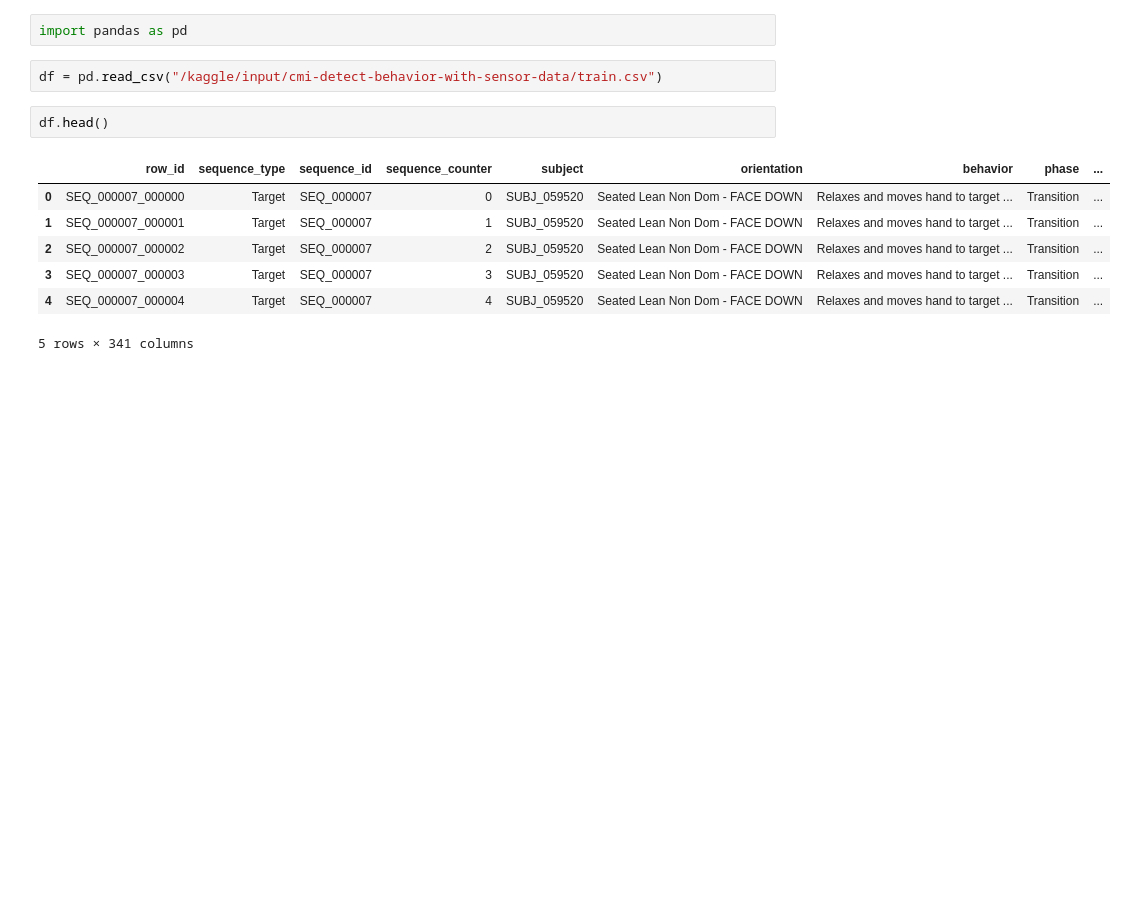
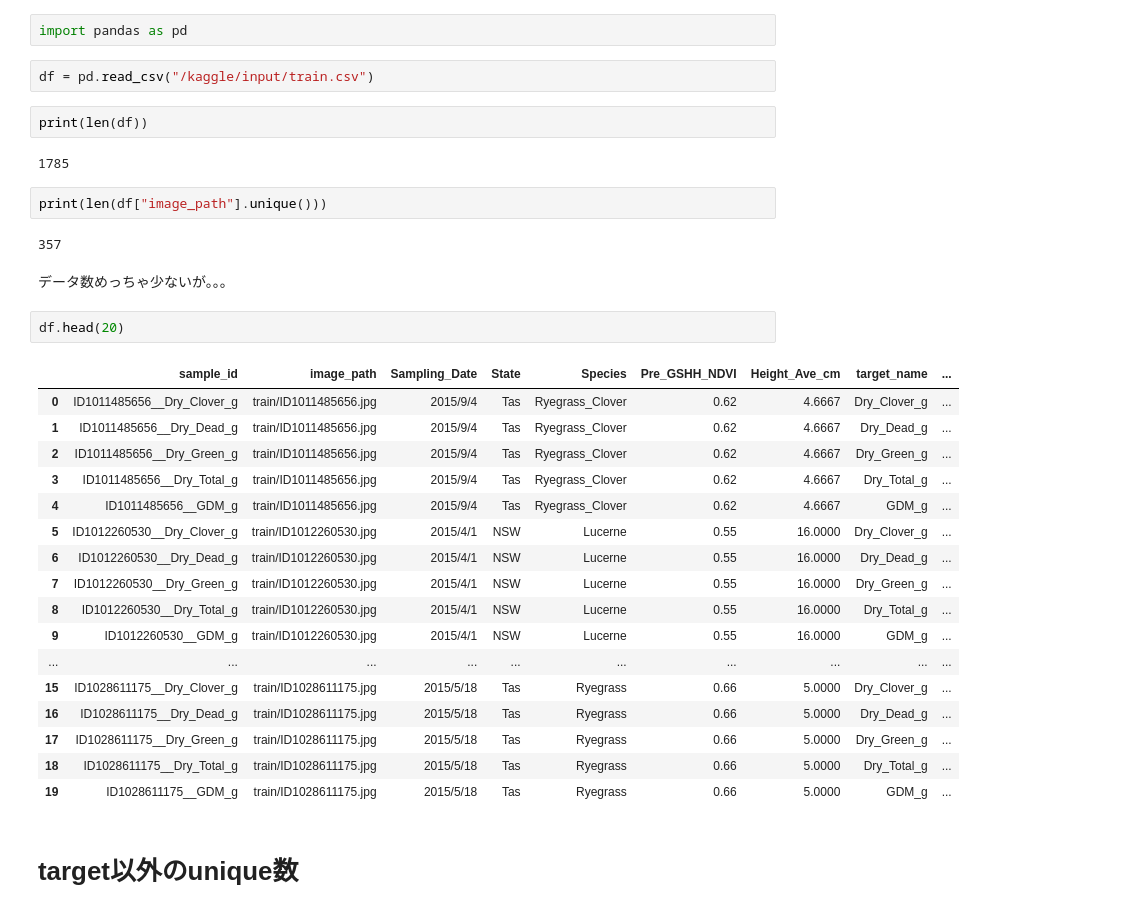
Before and after one commit to stgkrt/kaggle-csiro, a Jupyter notebook: notebook/first_datacheck.ipynb, the cells around one changed output. Saved outputs shown, nothing was run; the diff lists cells and outputs as text; blank space fills up the shorter version.

```diff
--- a/notebook/first_datacheck.ipynb
+++ b/notebook/first_datacheck.ipynb
@@ -1,14 +1,36 @@
 # %%
 import pandas as pd
 # %%
-df = pd.read_csv("/kaggle/input/cmi-detect-behavior-with-sensor-data/train.csv")
+df = pd.read_csv("/kaggle/input/train.csv")
+# %%
+print(len(df))
+# %% [output]
+1785
+# %%
+print(len(df["image_path"].unique()))
+# %% [output]
+357
+# %% [markdown]
+データ数めっちゃ少ないが。。。
 # %%
-df.head()
+df.head(20)
 # %% [output]
-|  | row_id | sequence_type | sequence_id | sequence_counter | subject | orientation | behavior | phase | ... |
-| 0 | SEQ_000007_000000 | Target | SEQ_000007 | 0 | SUBJ_059520 | Seated Lean Non Dom - FACE DOWN | Relaxes and moves hand to target ... | Transition | ... |
-| 1 | SEQ_000007_000001 | Target | SEQ_000007 | 1 | SUBJ_059520 | Seated Lean Non Dom - FACE DOWN | Relaxes and moves hand to target ... | Transition | ... |
-| 2 | SEQ_000007_000002 | Target | SEQ_000007 | 2 | SUBJ_059520 | Seated Lean Non Dom - FACE DOWN | Relaxes and moves hand to target ... | Transition | ... |
-| 3 | SEQ_000007_000003 | Target | SEQ_000007 | 3 | SUBJ_059520 | Seated Lean Non Dom - FACE DOWN | Relaxes and moves hand to target ... | Transition | ... |
-| 4 | SEQ_000007_000004 | Target | SEQ_000007 | 4 | SUBJ_059520 | Seated Lean Non Dom - FACE DOWN | Relaxes and moves hand to target ... | Transition | ... |
+|  | sample_id | image_path | Sampling_Date | State | Species | Pre_GSHH_NDVI | Height_Ave_cm | target_name | ... |
+| 0 | ID1011485656__Dry_Clover_g | train/ID1011485656.jpg | 2015/9/4 | Tas | Ryegrass_Clover | 0.62 | 4.6667 | Dry_Clover_g | ... |
+| 1 | ID1011485656__Dry_Dead_g | train/ID1011485656.jpg | 2015/9/4 | Tas | Ryegrass_Clover | 0.62 | 4.6667 | Dry_Dead_g | ... |
+| 2 | ID1011485656__Dry_Green_g | train/ID1011485656.jpg | 2015/9/4 | Tas | Ryegrass_Clover | 0.62 | 4.6667 | Dry_Green_g | ... |
+| 3 | ID1011485656__Dry_Total_g | train/ID1011485656.jpg | 2015/9/4 | Tas | Ryegrass_Clover | 0.62 | 4.6667 | Dry_Total_g | ... |
+| 4 | ID1011485656__GDM_g | train/ID1011485656.jpg | 2015/9/4 | Tas | Ryegrass_Clover | 0.62 | 4.6667 | GDM_g | ... |
+| 5 | ID1012260530__Dry_Clover_g | train/ID1012260530.jpg | 2015/4/1 | NSW | Lucerne | 0.55 | 16.0000 | Dry_Clover_g | ... |
+| 6 | ID1012260530__Dry_Dead_g | train/ID1012260530.jpg | 2015/4/1 | NSW | Lucerne | 0.55 | 16.0000 | Dry_Dead_g | ... |
+| 7 | ID1012260530__Dry_Green_g | train/ID1012260530.jpg | 2015/4/1 | NSW | Lucerne | 0.55 | 16.0000 | Dry_Green_g | ... |
+| 8 | ID1012260530__Dry_Total_g | train/ID1012260530.jpg | 2015/4/1 | NSW | Lucerne | 0.55 | 16.0000 | Dry_Total_g | ... |
+| 9 | ID1012260530__GDM_g | train/ID1012260530.jpg | 2015/4/1 | NSW | Lucerne | 0.55 | 16.0000 | GDM_g | ... |
+| ... | ... | ... | ... | ... | ... | ... | ... | ... | ... |
+| 15 | ID1028611175__Dry_Clover_g | train/ID1028611175.jpg | 2015/5/18 | Tas | Ryegrass | 0.66 | 5.0000 | Dry_Clover_g | ... |
+| 16 | ID1028611175__Dry_Dead_g | train/ID1028611175.jpg | 2015/5/18 | Tas | Ryegrass | 0.66 | 5.0000 | Dry_Dead_g | ... |
+| 17 | ID1028611175__Dry_Green_g | train/ID1028611175.jpg | 2015/5/18 | Tas | Ryegrass | 0.66 | 5.0000 | Dry_Green_g | ... |
+| 18 | ID1028611175__Dry_Total_g | train/ID1028611175.jpg | 2015/5/18 | Tas | Ryegrass | 0.66 | 5.0000 | Dry_Total_g | ... |
+| 19 | ID1028611175__GDM_g | train/ID1028611175.jpg | 2015/5/18 | Tas | Ryegrass | 0.66 | 5.0000 | GDM_g | ... |
-5 rows × 341 columns
+# %% [markdown]
+# target以外のunique数
```
Also changed, not shown: parts of 13 cells of this notebook.
